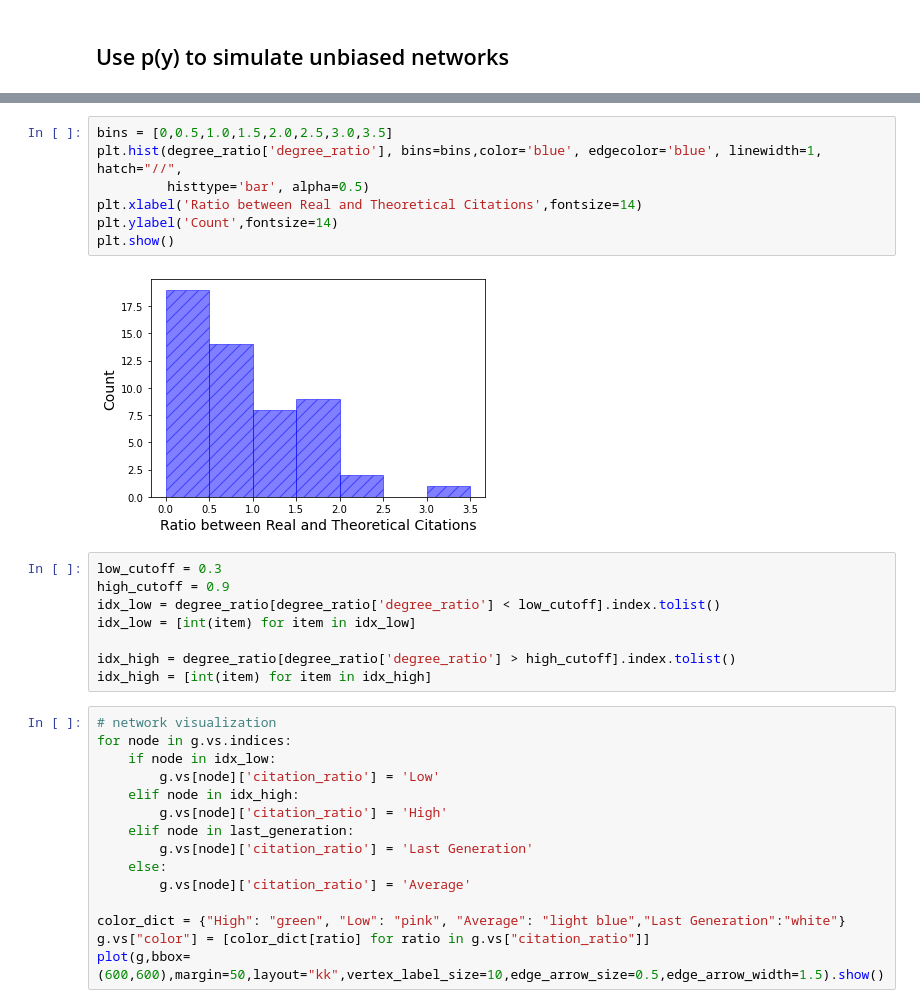
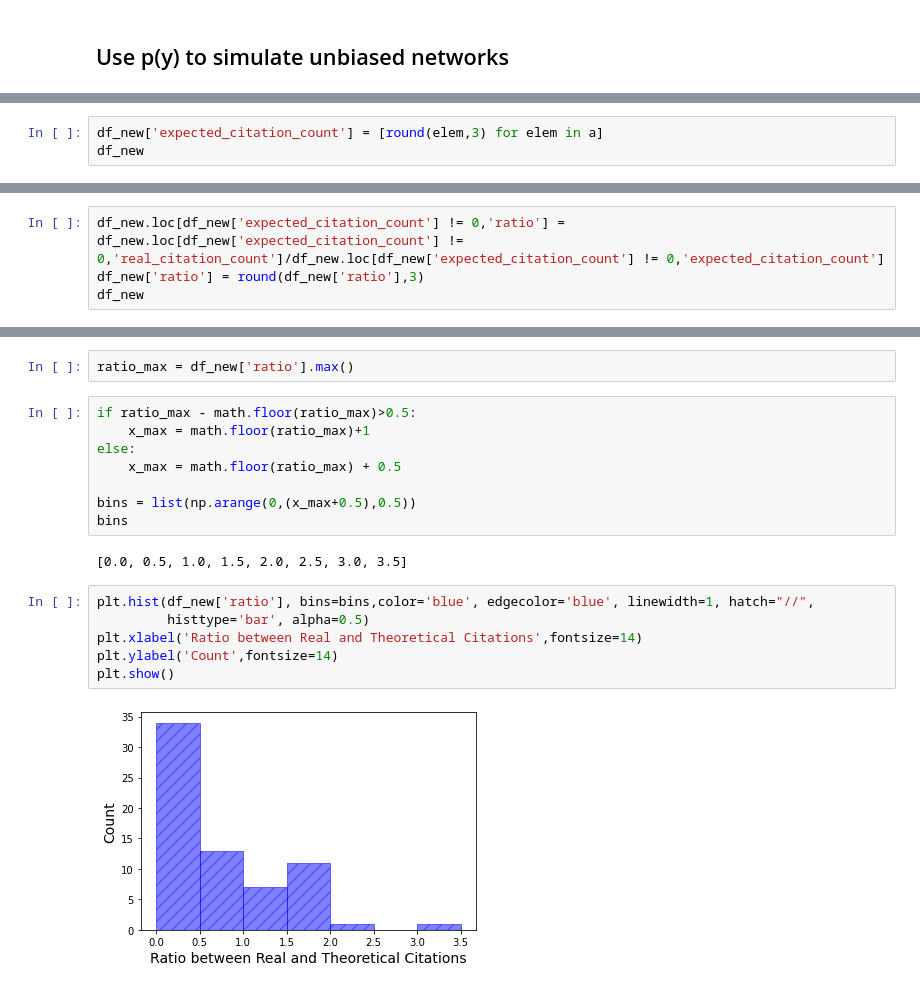
Before and after one commit to infoqualitylab/citation_bias_study, a Jupyter notebook: ResearchShowcase/research_showcase.ipynb, the cells around one changed output, grey strips where cells are left out. Saved outputs shown, nothing was run; the diff lists cells and outputs as text.

```diff
--- a/ResearchShowcase/research_showcase.ipynb
+++ b/ResearchShowcase/research_showcase.ipynb
@@ -251,0 +261,3 @@ degree_ratio['degree_ratio'].max()
+# %%
+df_new['expected_citation_count'] = [round(elem,3) for elem in a]
+df_new
@@ -251,0 +278,4 @@ degree_ratio['degree_ratio'].max()
+# %%
+df_new.loc[df_new['expected_citation_count'] != 0,'ratio'] = df_new.loc[df_new['expected_citation_count'] != 0,'real_citation_count']/df_new.loc[df_new['expected_citation_count'] != 0,'expected_citation_count']
+df_new['ratio'] = round(df_new['ratio'],3)
+df_new
@@ -252,32 +296,20 @@ degree_ratio['degree_ratio'].max()
+# %%
+ratio_max = df_new['ratio'].max()
+# %%
+if ratio_max - math.floor(ratio_max)>0.5:
+    x_max = math.floor(ratio_max)+1
+else:
+    x_max = math.floor(ratio_max) + 0.5
+
+bins = list(np.arange(0,(x_max+0.5),0.5))
+bins
+# %% [output]
+[0.0, 0.5, 1.0, 1.5, 2.0, 2.5, 3.0, 3.5]
 # %%
-bins = [0,0.5,1.0,1.5,2.0,2.5,3.0,3.5]
-plt.hist(degree_ratio['degree_ratio'], bins=bins,color='blue', edgecolor='blue', linewidth=1, hatch="//",
+plt.hist(df_new['ratio'], bins=bins,color='blue', edgecolor='blue', linewidth=1, hatch="//",
          histtype='bar', alpha=0.5)
 plt.xlabel('Ratio between Real and Theoretical Citations',fontsize=14)
 plt.ylabel('Count',fontsize=14)
 plt.show()
 # %% [output]
-[figure, old version]
+[figure, new version]
-# %%
-low_cutoff = 0.3
-high_cutoff = 0.9
-idx_low = degree_ratio[degree_ratio['degree_ratio'] < low_cutoff].index.tolist()
-idx_low = [int(item) for item in idx_low]
-
-idx_high = degree_ratio[degree_ratio['degree_ratio'] > high_cutoff].index.tolist()
-idx_high = [int(item) for item in idx_high]
-# %%
-# network visualization
-for node in g.vs.indices:
-    if node in idx_low:
-        g.vs[node]['citation_ratio'] = 'Low'
-    elif node in idx_high:
-        g.vs[node]['citation_ratio'] = 'High'
-    elif node in last_generation:
-        g.vs[node]['citation_ratio'] = 'Last Generation'
-    else:
-        g.vs[node]['citation_ratio'] = 'Average'
-
-color_dict = {"High": "green", "Low": "pink", "Average": "light blue","Last Generation":"white"}
-g.vs["color"] = [color_dict[ratio] for ratio in g.vs["citation_ratio"]]
-plot(g,bbox=(600,600),margin=50,layout="kk",vertex_label_size=10,edge_arrow_size=0.5,edge_arrow_width=1.5).show()
```
Also changed, not shown: parts of 36 cells of this notebook, 2 other files.
